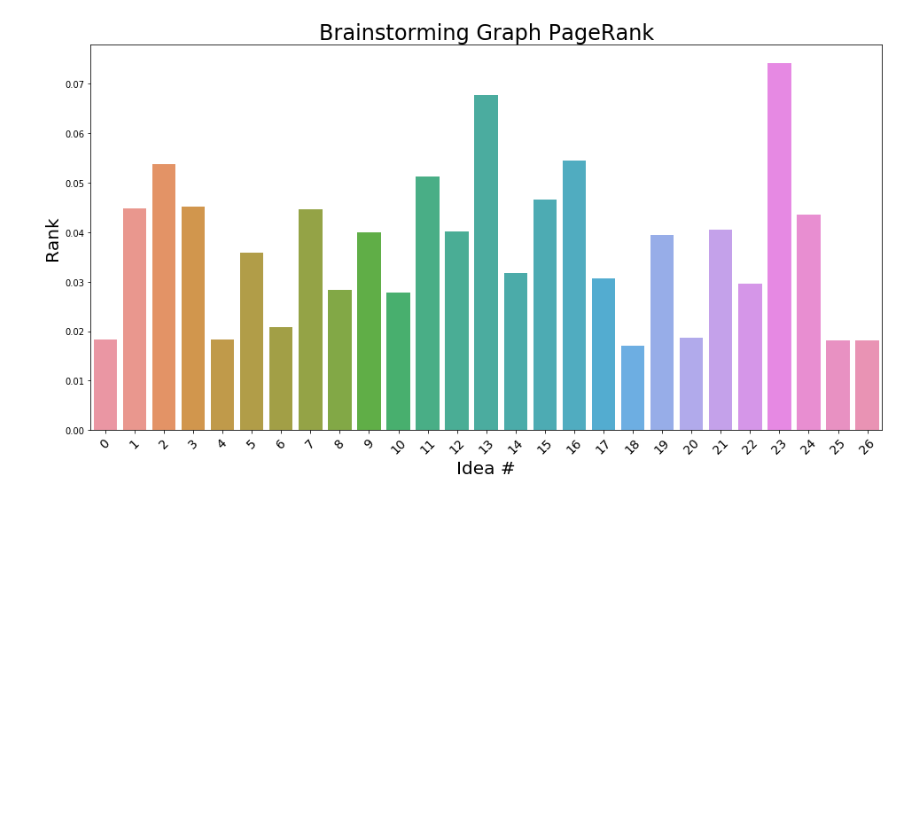
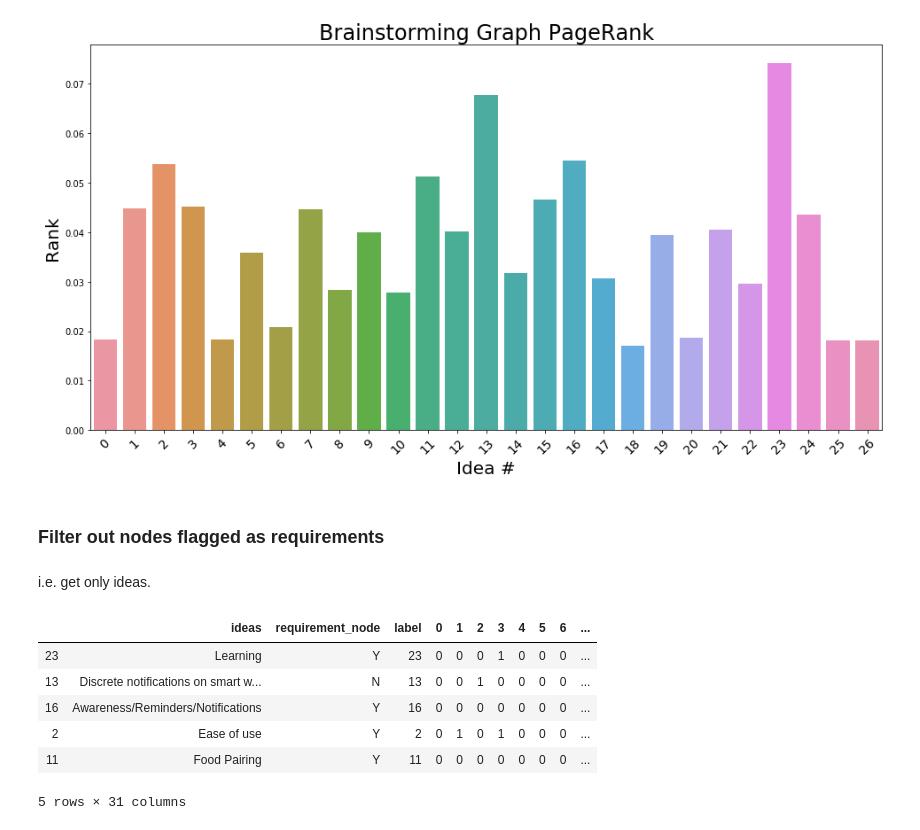
Before and after one commit to dcbark01/VivinoScraper, a Jupyter notebook: brainstorming_graph_analysis.ipynb, the cells around one changed output. Cells and saved outputs as stored; diff of their text form; code cells hidden in the pictures; blank space fills up the shorter version.

```diff
--- a/brainstorming_graph_analysis.ipynb
+++ b/brainstorming_graph_analysis.ipynb
@@ -73,3 +84,19 @@ plt.show()
 plt.close()
 # %% [output]
 [figure]
+# %% [markdown]
+### Filter out nodes flagged as requirements
+# %% [markdown]
+i.e. get only ideas.
+# %%
+dfpp = dfp.set_index('idea_key')
+dfj = pd.concat([df, dfpp], axis=1).sort_values(by='page_rank', ascending=False)
+dfj.head()
+# %% [output]
+|  | ideas | requirement_node | label | 0 | 1 | 2 | 3 | 4 | 5 | 6 | ... |
+| 23 | Learning | Y | 23 | 0 | 0 | 0 | 1 | 0 | 0 | 0 | ... |
+| 13 | Discrete notifications on smart w... | N | 13 | 0 | 0 | 1 | 0 | 0 | 0 | 0 | ... |
+| 16 | Awareness/Reminders/Notifications | Y | 16 | 0 | 0 | 0 | 0 | 0 | 0 | 0 | ... |
+| 2 | Ease of use | Y | 2 | 0 | 1 | 0 | 1 | 0 | 0 | 0 | ... |
+| 11 | Food Pairing | Y | 11 | 0 | 0 | 0 | 0 | 0 | 0 | 0 | ... |
+5 rows × 31 columns
```
Also changed, not shown: parts of 6 cells of this notebook, 2 other files.
